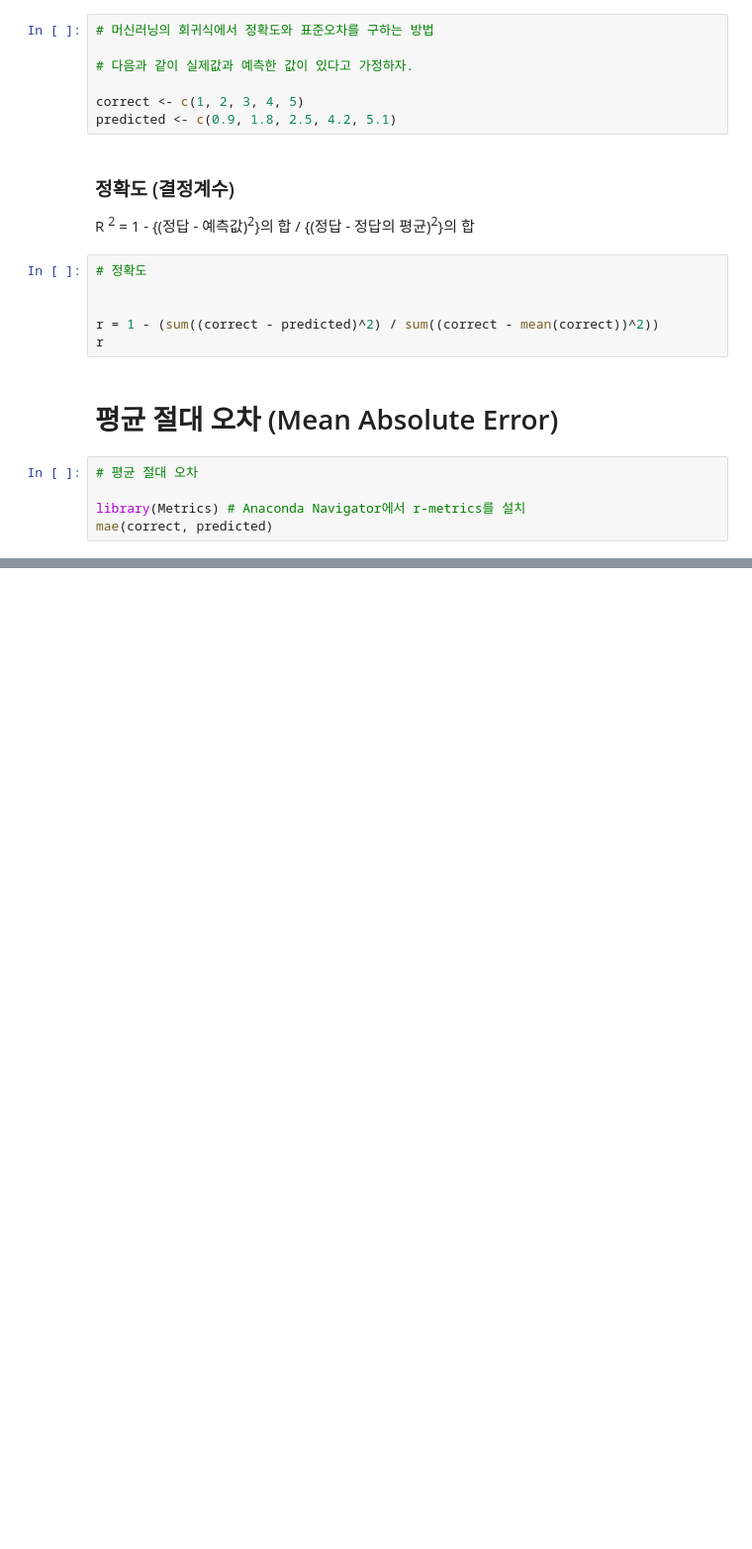
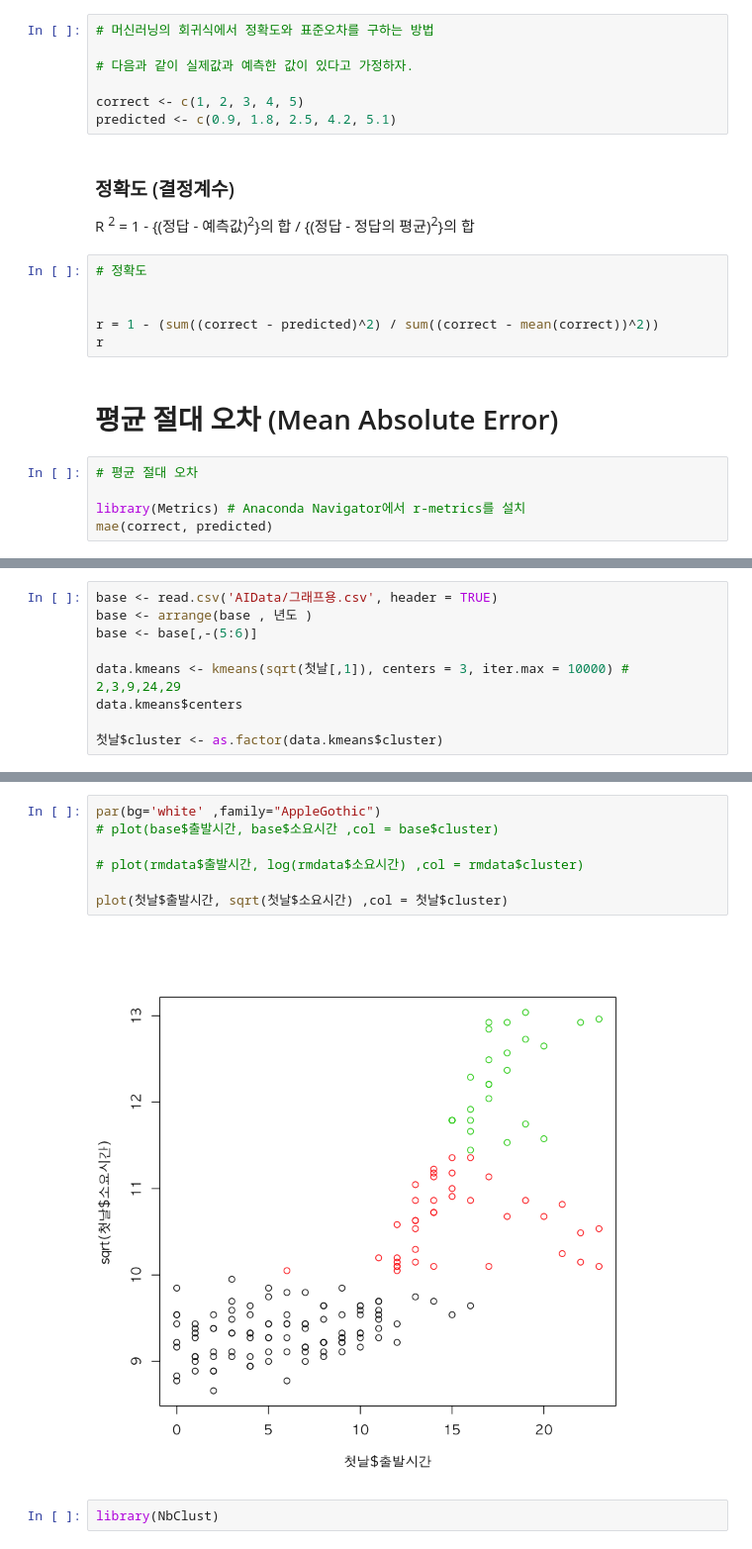
Before and after one commit to monargent0/TJRrrClass, a Jupyter notebook: 서울대전소요시간머신러닝.ipynb, the cells around one changed output, grey strips where cells are left out. Shown at 99% size. Drawn from its saved outputs; the diff is of its cells as text; blank space fills up the shorter version.

```diff
--- a/서울대전소요시간머신러닝.ipynb
+++ b/서울대전소요시간머신러닝.ipynb
@@ -100,0 +133,9 @@ mae(correct, predicted)
+# %%
+base <- read.csv('AIData/그래프용.csv', header = TRUE)
+base <- arrange(base , 년도 )
+base <- base[,-(5:6)]
+
+data.kmeans <- kmeans(sqrt(첫날[,1]), centers = 3, iter.max = 10000) # 2,3,9,24,29
+data.kmeans$centers
+
+첫날$cluster <- as.factor(data.kmeans$cluster)
@@ -100,0 +158,11 @@ mae(correct, predicted)
+# %%
+par(bg='white' ,family="AppleGothic")
+# plot(base$출발시간, base$소요시간 ,col = base$cluster)
+
+# plot(rmdata$출발시간, log(rmdata$소요시간) ,col = rmdata$cluster)
+
+plot(첫날$출발시간, sqrt(첫날$소요시간) ,col = 첫날$cluster)
+# %% [output]
+[figure, added]
+# %%
+library(NbClust)
```
Also changed, not shown: parts of 17 cells of this notebook, 2 other files.
